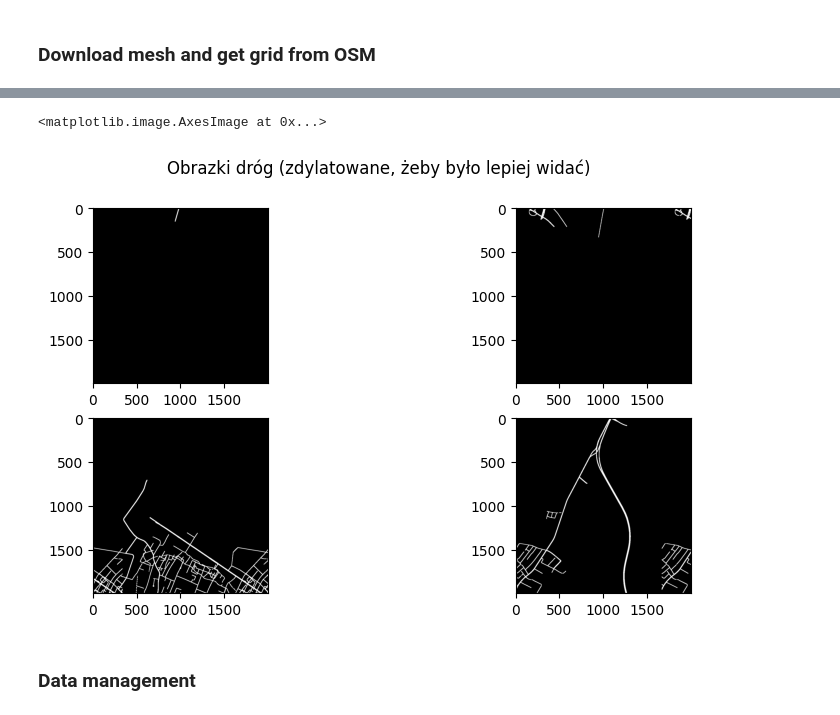
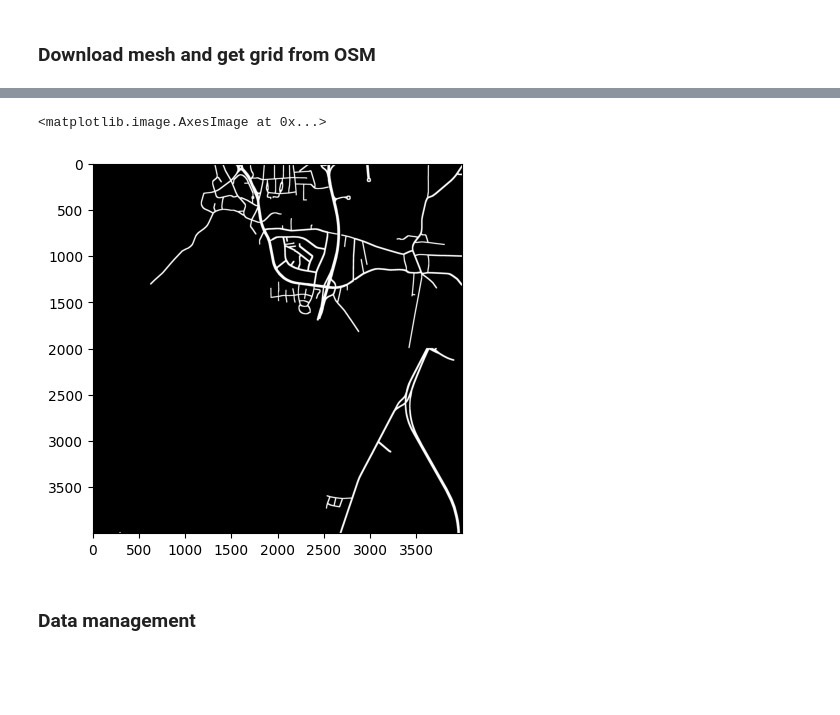
Before and after one commit to CRoadA/CRoadA, a Jupyter notebook: main.ipynb, the cells around one changed output, grey strips where cells are left out. Drawn from its saved outputs; the diff is of its cells as text; code cells hidden in the pictures; blank space fills up the shorter version.

```diff
--- a/main.ipynb
+++ b/main.ipynb
@@ -151,35 +162,50 @@ plt.imshow(dilated)
 # %%
 from grid_manager import GridManager
 
 grid_manager = GridManager("Tychy.dat")
 img = grid_manager.read_segment(1,1)[:2000, :2000, 0]
 
-fig, axs = plt.subplots(2, 2, figsize=(10,5))
-fig.suptitle("Obrazki dróg (zdylatowane, żeby było lepiej widać)")
+# fig, axs = plt.subplots(2, 2, figsize=(30,15))
+# fig.suptitle("Obrazki dróg (zdylatowane, żeby było lepiej widać)")
+# fig.tight_layout()
 
 imgs = [
     [grid_manager.read_segment(0,0)[3000:, 3000:, 0], grid_manager.read_segment(0,1)[3000:, :2000, 0]],
     [grid_manager.read_segment(1,0)[:2000, 3000:, 0], grid_manager.read_segment(1,1)[:2000, :2000, 0]]
 ]
+
+# imgs = [
+#     [grid_manager.read_segment(0,0), grid_manager.read_segment(0,1)],
+#     [grid_manager.read_segment(1,0), grid_manager.read_segment(1,1)]
+# ]
 
 dilated_imgs = []
 
 struct_el = np.ones((3,3))
 
 for imgs_row in imgs:
     target_row = []
     dilated_imgs.append(target_row)
     for img in imgs_row:
-        target_row.append(cv2.dilate(img, struct_el, iterations=3))
+        target_row.append(cv2.dilate(img, struct_el, iterations=5))
 
 plt.gray()
-axs[0,0].imshow(dilated_imgs[0][0])
-axs[0,1].imshow(dilated_imgs[0][1])
-axs[1,0].imshow(dilated_imgs[1][0])
-axs[1,1].imshow(dilated_imgs[1][1])
+w, h = dilated_imgs[0][0].shape
+merged = np.zeros((w * 2, h * 2))
+merged[:2000,:2000] = dilated_imgs[0][0]
+merged[:2000,2000:] = dilated_imgs[0][1]
+merged[2000:,:2000] = dilated_imgs[1][0]
+merged[2000:,2000:] = dilated_imgs[1][1]
+
+plt.imshow(merged)
+
+# axs[0,0].imshow(dilated_imgs[0][0], cmap="gray")
+# axs[0,1].imshow(dilated_imgs[0][1], cmap="gray")
+# axs[1,0].imshow(dilated_imgs[1][0], cmap="gray")
+# axs[1,1].imshow(dilated_imgs[1][1], cmap="gray")
 # %% [output]
 <matplotlib.image.AxesImage at 0x...>
-[figure, old version]
+[figure, new version]
 # %% [markdown]
 ### Data management
 # %%
```
Also changed, not shown: parts of 3 cells of this notebook, 2 other files.
